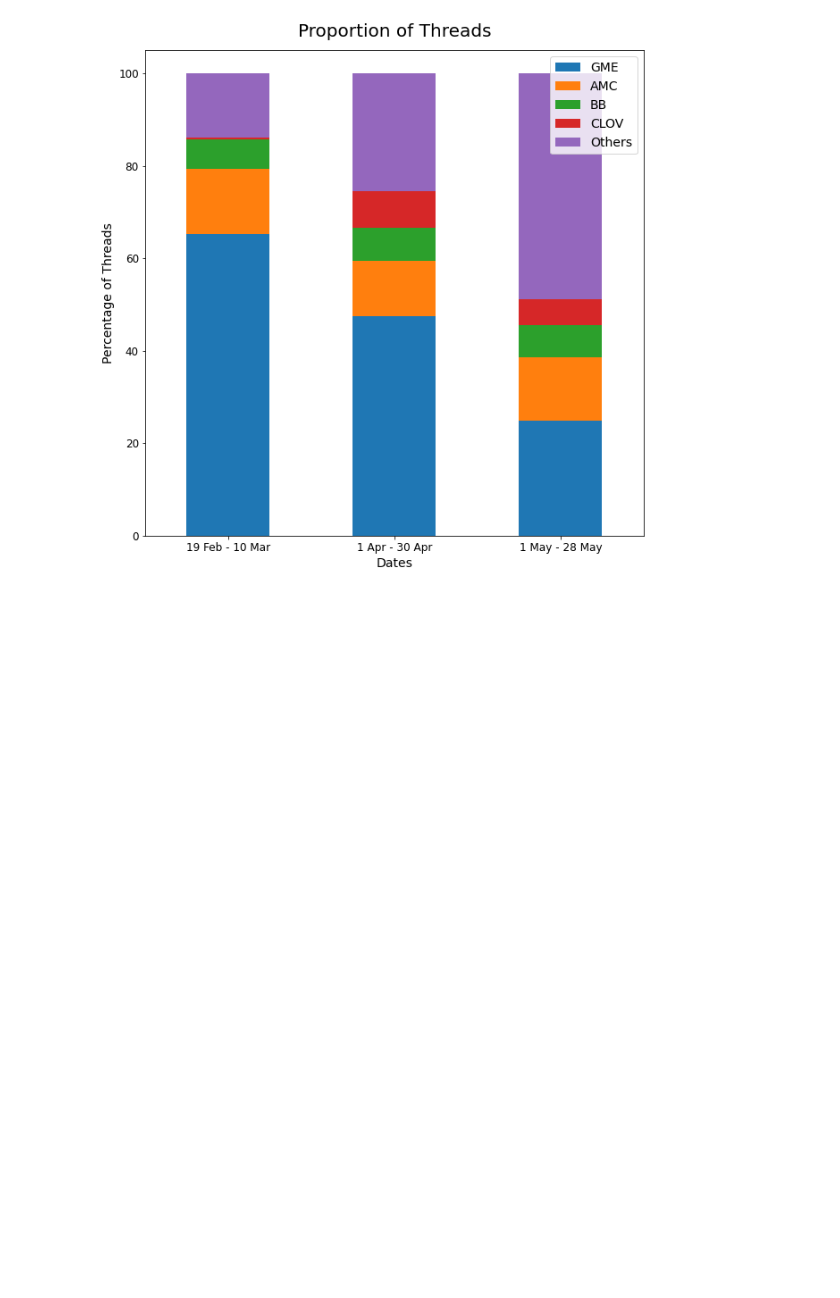
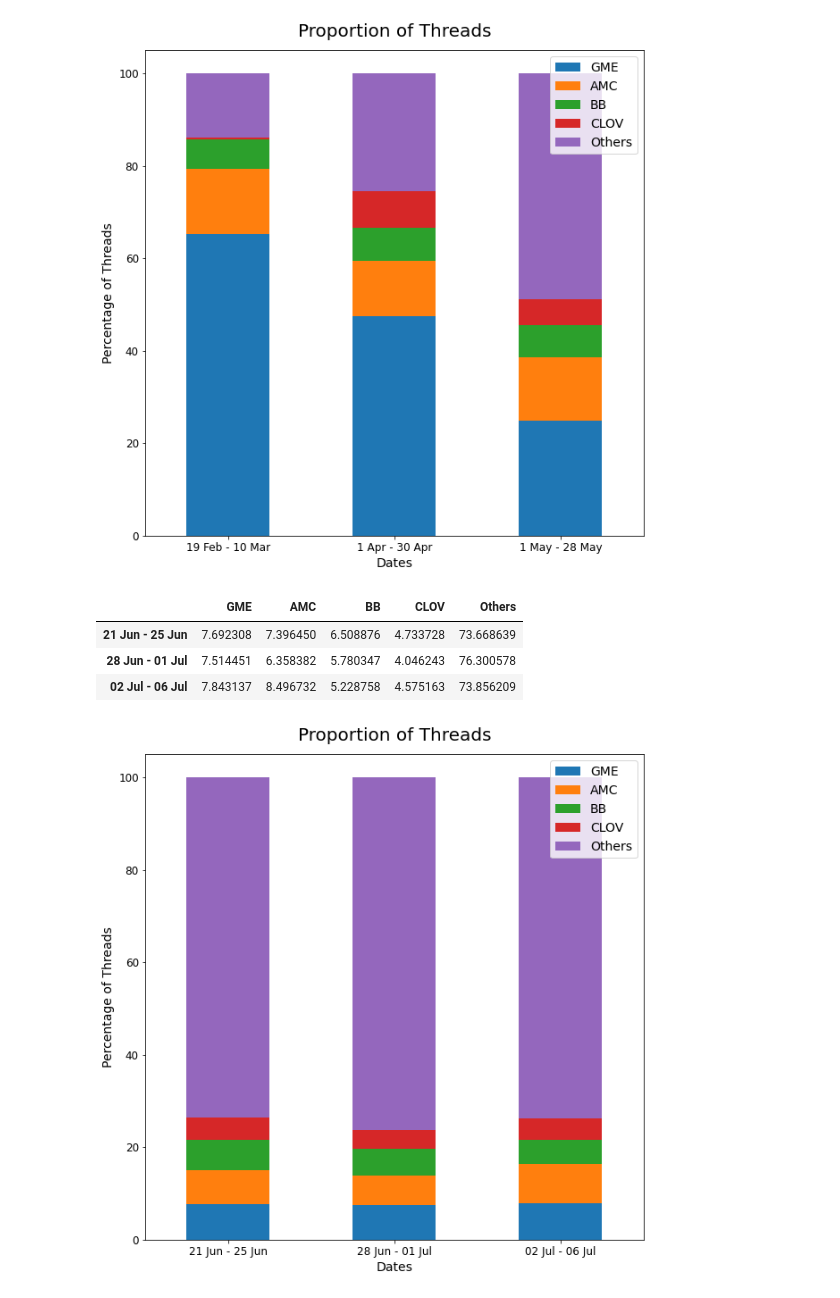
Before and after one commit to ccwhgetgit/DAO2702Project, a Jupyter notebook: Stacked Bar Chart.ipynb, the cells around one changed output. Cells and saved outputs as stored; diff of their text form; code cells hidden in the pictures; blank space fills up the shorter version.

Commit message:
added dates

```diff
--- a/Stacked Bar Chart.ipynb
+++ b/Stacked Bar Chart.ipynb
@@ -166,4 +166,57 @@ plt.show()
 # %% [output]
 [figure]
 # %%
-n = results
+# 21 Jun - 25 Jun
+start_date = np.datetime64("2021-06-21")
+end_date = np.datetime64("2021-06-25")
+mask = (new_df["date"] >= start_date) & (new_df["date"] <= end_date)
+df1 = new_df.loc[mask].drop(["date", "total"], axis=1)
+df1 = df1.sum()
+df1["total"] = df1.sum()
+df1 = df1/df1["total"] * 100
+df1 = df1.drop("total")
+
+# 28 Jun - 01 Jul
+start_date = np.datetime64("2021-06-28")
+end_date = np.datetime64("2021-07-01")
+mask = (new_df["date"] >= start_date) & (new_df["date"] <= end_date)
+df2 = new_df.loc[mask].drop(["date", "total"], axis=1)
+df2 = df2.sum()
+df2["total"] = df2.sum()
+df2 = df2/df2["total"] * 100
+df2 = df2.drop("total")
+
+# 02 Jul - 06 Jul
+start_date = np.datetime64("2021-07-02")
+end_date = np.datetime64("2021-07-06")
+mask = (new_df["date"] >= start_date) & (new_df["date"] <= end_date)
+df3 = new_df.loc[mask].drop(["date", "total"], axis=1)
+df3 = df3.sum()
+df3["total"] = df3.sum()
+df3 = df3/df3["total"] * 100
+df3 = df3.drop("total")
+
+frames = pd.concat([df1, df2, df3], axis=1)
+results = frames.transpose().rename(index={0: "21 Jun - 25 Jun",
+                                                          1: "28 Jun - 01 Jul",
+                                                          2: "02 Jul - 06 Jul"})
+
+results
+# %% [output]
+|  | GME | AMC | BB | CLOV | Others |
+| 21 Jun - 25 Jun | 7.692308 | 7.396450 | 6.508876 | 4.733728 | 73.668639 |
+| 28 Jun - 01 Jul | 7.514451 | 6.358382 | 5.780347 | 4.046243 | 76.300578 |
+| 02 Jul - 06 Jul | 7.843137 | 8.496732 | 5.228758 | 4.575163 | 73.856209 |
+# %%
+ax = results.plot(kind="bar", stacked=True, figsize=(10,10))
+ax.set_ylabel("Percentage of Threads", fontsize=14)
+ax.set_xlabel("Dates", fontsize=14)
+ax.set_title("Proportion of Threads", fontsize=20, pad=15)
+ax.legend(fontsize=14)
+plt.xticks(rotation=0)
+plt.yticks(fontsize=12)
+plt.xticks(fontsize=12)
+
+plt.show()
+# %% [output]
+[figure, added]
```
